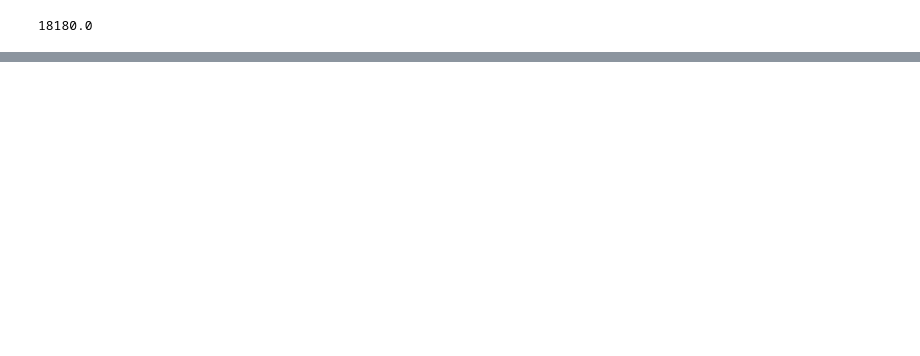
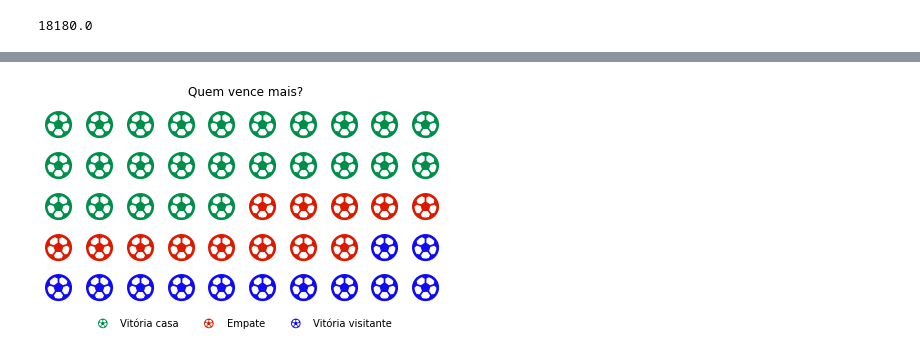
Before and after one commit to GuilhermeCarv/Brasileirao, a Jupyter notebook: Brasileirao.ipynb, the cells around one changed output, grey strips where cells are left out. Saved outputs shown, nothing was run; the diff lists cells and outputs as text; code cells hidden in the pictures; blank space fills up the shorter version.

```diff
--- a/Brasileirao.ipynb
+++ b/Brasileirao.ipynb
@@ -616,5 +673,37 @@ resultado_diferente.index += 1
 #pegando o ultimo valor do index
 igual = resultado_igual.index.values[-1]
 diferente = resultado_diferente.index.values[-1]
+# %%
+data1= []
+data1 = resultado['final'].value_counts()
+# %%
+#Dados para o gráfico
+dados = {'Vitória casa':data1['M'],'Empate':data1['E'],'Vitória visitante':data1['V']}
+
+#Gerando gráfico Waffle
+fig = plt.figure(
+    FigureClass=Waffle,
+    rows=5,
+    columns=10,
+    values=dados,
+    title={
+        'label': 'Quem vence mais?',
+        'loc': 'center',
+        'fontdict': {
+                    'fontname':"Lato",
+                    'size':12,
+        }
+    },
+    legend={'loc': 'lower left', 'bbox_to_anchor': (0.095, -0.2),'ncol': len(data1),'framealpha': 0},
+    vertical=True,
+    starting_location='NW',
+    icons = "futbol",
+    icon_style = "regular",
+    icon_legend=True,
+    colors = ['#008F4A','#DB1A00','#0F0CF2']
+)
+plt.show()
+# %% [output]
+[figure, added]
 # %%
 #Dados para o gráfico
```
Also changed, not shown: parts of 24 cells of this notebook.
